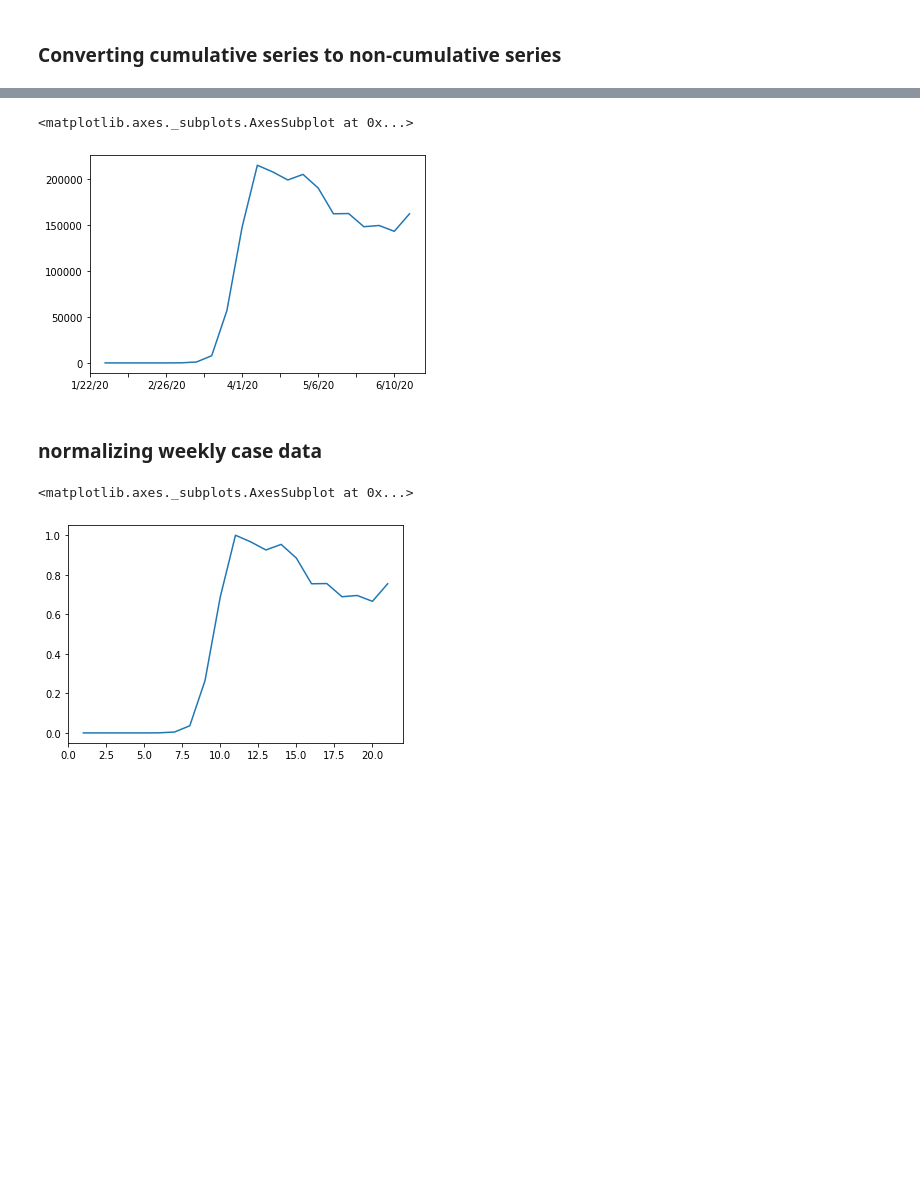
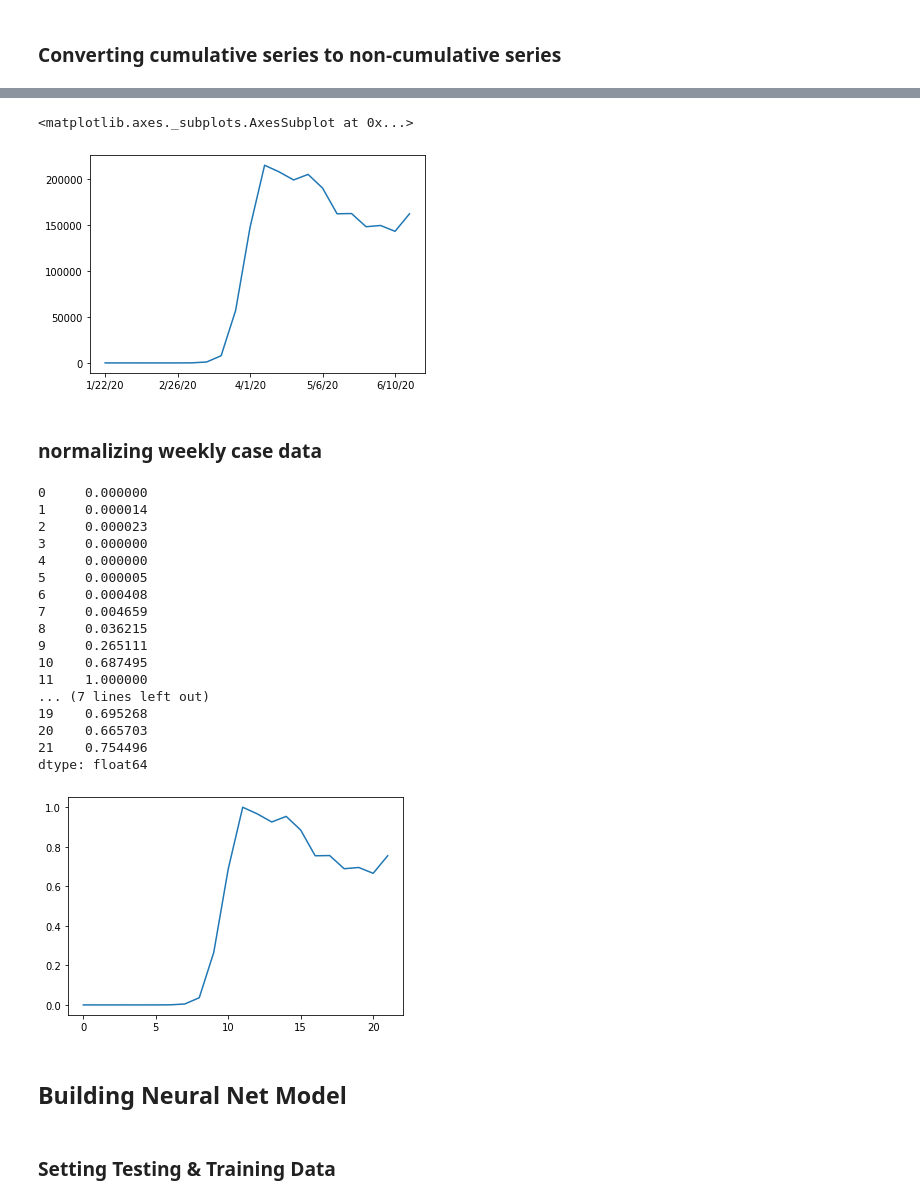
Before and after one commit to tamjazad/ml-covid19, a Jupyter notebook: flu-trained-models/usa_flu_model_single.ipynb, the cells around one changed output, grey strips where cells are left out. Drawn from its saved outputs; the diff is of its cells as text; code cells hidden in the pictures; blank space fills up the shorter version.

Commit message:
successfully prepped training and testing data

```diff
--- a/flu-trained-models/usa_flu_model_single.ipynb
+++ b/flu-trained-models/usa_flu_model_single.ipynb
@@ -191,5 +183,6 @@ us_weekly_cases.plot()
 ### Converting cumulative series to non-cumulative series
 # %%
 us_wnew_cases = us_weekly_cases.diff()
+us_wnew_cases[0] = 1.0
 us_wnew_cases
 # %% [output]
@@ -214,13 +207,34 @@ Name: 225, dtype: float64
 us_wnew_cases.plot()
 # %% [output]
 <matplotlib.axes._subplots.AxesSubplot at 0x...>
-[figure, old version]
+[figure, new version]
 # %% [markdown]
 ### normalizing weekly case data
 # %%
 temp_list = sklearn.preprocessing.minmax_scale(us_wnew_cases)
 us_wnew_cases_norm = pd.Series(temp_list)
 us_wnew_cases_norm.plot()
+us_wnew_cases_norm
 # %% [output]
-<matplotlib.axes._subplots.AxesSubplot at 0x...>
+0     0.000000
+1     0.000014
+2     0.000023
+3     0.000000
+4     0.000000
+5     0.000005
+6     0.000408
+7     0.004659
+8     0.036215
+9     0.265111
+10    0.687495
+11    1.000000
+... (7 lines left out)
+19    0.695268
+20    0.665703
+21    0.754496
+dtype: float64
-[figure, old version]
+[figure, new version]
+# %% [markdown]
+## Building Neural Net Model
+# %% [markdown]
+### Setting Testing & Training Data
```
Also changed, not shown: parts of 13 cells of this notebook.
